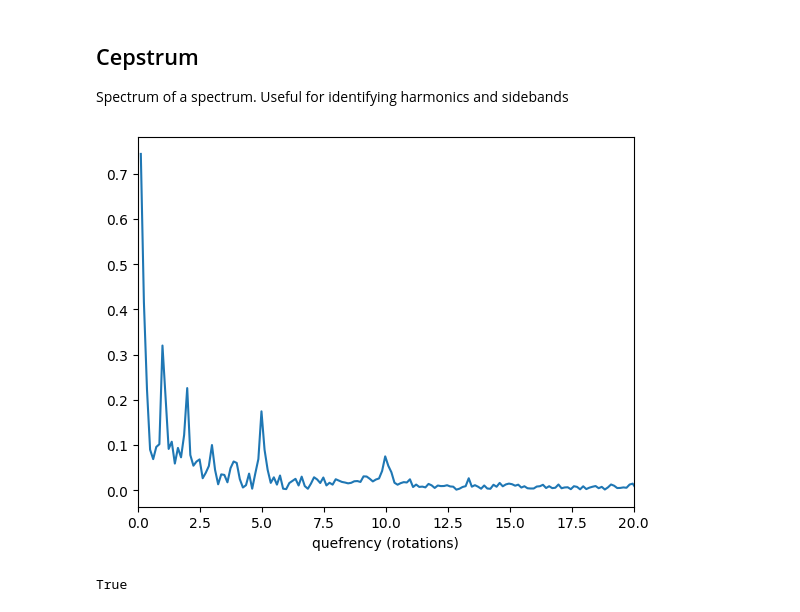
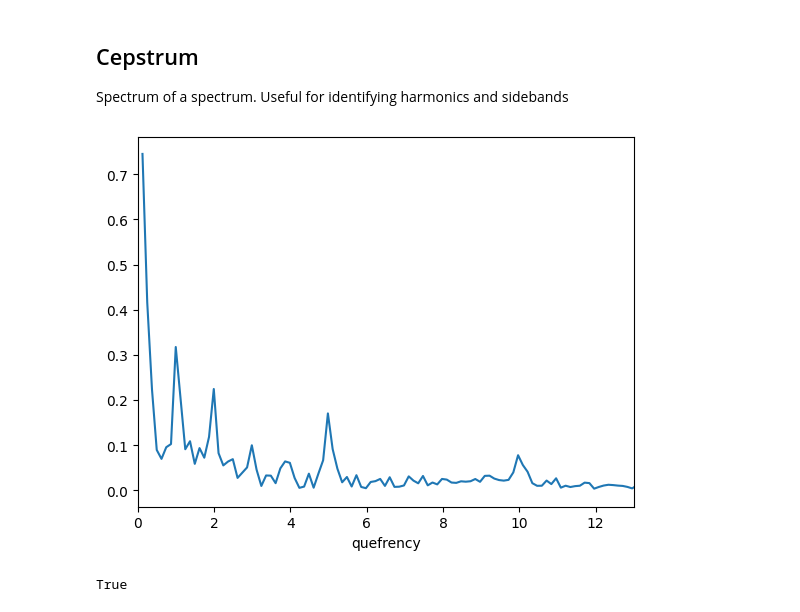
Before and after one commit to alvisngan/AASD4010_deep_learning_1_project, a Jupyter notebook: signal_processing_demo.ipynb, the cells around one changed output. Drawn from its saved outputs; the diff is of its cells as text; code cells hidden in the pictures.

```diff
--- a/signal_processing_demo.ipynb
+++ b/signal_processing_demo.ipynb
@@ -130,7 +131,7 @@ Transforming the y-axis from frequency to multiples of the fundamental frequency
 from signal_processing import transform_spectrogram_to_orders
 
 num_orders     = 8
-bins_per_interval = 60     # subdivisions between integer multiples
+bins_per_interval = 40     # subdivisions between integer multiples
 S_mult = transform_spectrogram_to_orders(Sxx, fund_idx,
                                             num_orders=num_orders,
                                             bins_per_interval=bins_per_interval)
@@ -203,17 +204,17 @@ Spectrum of a spectrum. Useful for identifying harmonics and sidebands
 # %%
 # --- Cepstrum ---
 start_idx = 1   # Ignore the 0 value
 len_cepstrum = len(P_mean) // 2
 cep_mag = ifft(np.log(P_mean))[start_idx : len_cepstrum]
 quef = np.arange(start_idx, len_cepstrum) / (len(P_mean) / bins_per_interval)
 
 plt.plot(quef,np.abs(cep_mag))
-plt.xlim(0,20)
-plt.xlabel("quefrency (rotations)")
+plt.xlim(0,13)
+plt.xlabel("quefrency")
 # plt.ylim(0,1)
 plt.show()
 # %% [output]
-[figure, old version]
+[figure, new version]
 # %%
 # Size of order domain spectrum
 print(num_orders*bins_per_interval+1 == len(x_mult))
```
Also changed, not shown: parts of 3 cells of this notebook, 6 other files.
